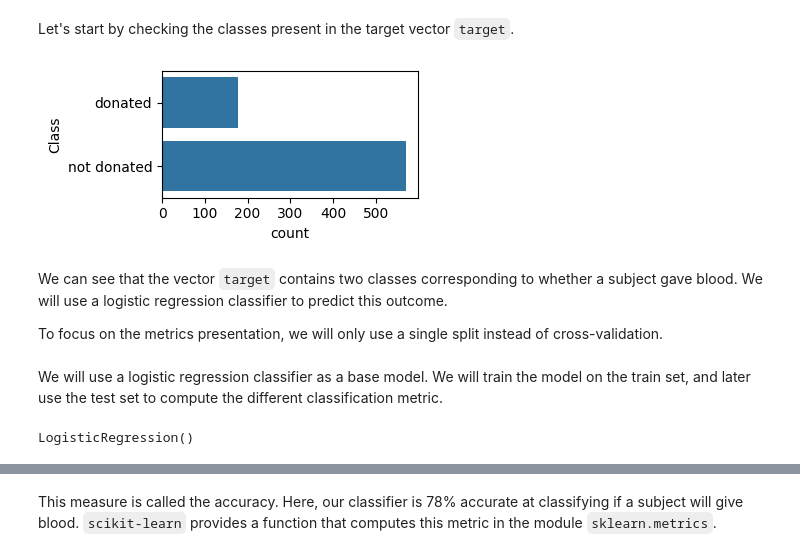
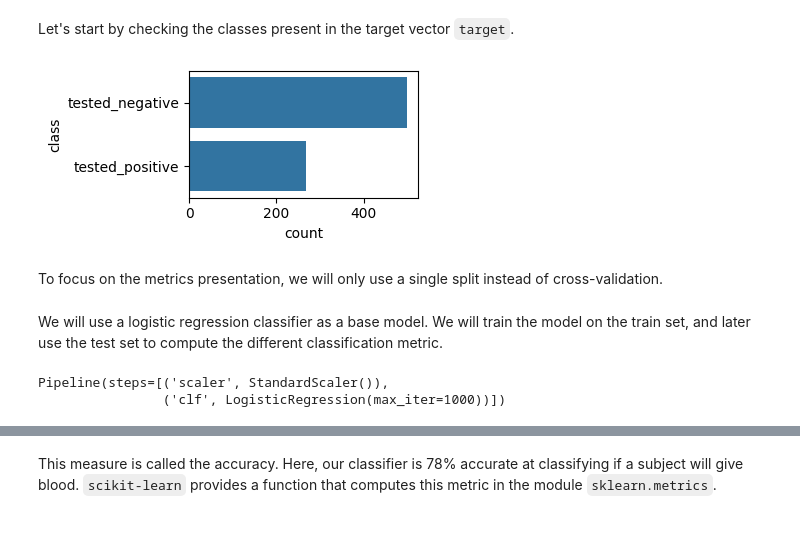
Before and after one commit to HassanAlgoz/machine-learning-python, a Jupyter notebook: content/modules/M4/lessons/03_classification_metrics.ipynb, the cells around one changed output, grey strips where cells are left out. Cells and saved outputs as stored; diff of their text form; code cells hidden in the pictures; blank space fills up the shorter version.

```diff
--- a/content/modules/M4/lessons/03_classification_metrics.ipynb
+++ b/content/modules/M4/lessons/03_classification_metrics.ipynb
@@ -17,2 +18,7 @@ target = blood_transfusion["Class"]
+# %%
+from sklearn.datasets import fetch_openml
+
+diabetes = fetch_openml(data_id=37, as_frame=True, parser="pandas")
+X, y = diabetes.data, diabetes.target
 # %% [markdown]
 We can have a first look at the at the dataset loaded.
@@ -37,11 +43,11 @@ We observe four columns. Each record corresponds to a person that intended to gi
 # %%
 import matplotlib.pyplot as plt
 import seaborn as sns
 
 plt.figure(figsize=(4, 2))
 sns.countplot(
-    y=target
+    y=y
 )
 plt.tight_layout()
 # %% [output]
-[figure, old version]
+[figure, new version]
@@ -48,6 +61,4 @@ plt.tight_layout()
 # %% [markdown]
-We can see that the vector `target` contains two classes corresponding to whether a subject gave blood. We will use a logistic regression classifier to predict this outcome.
-
 To focus on the metrics presentation, we will only use a single split instead of cross-validation.
 # %%
 from sklearn.model_selection import train_test_split
@@ -63,8 +73,15 @@ data_train, data_test, target_train, target_test = train_test_split(
  We will use a logistic regression classifier as a base model. We will train the model on the train set, and later use the test set to compute the different classification metric.
 # %%
 from sklearn.linear_model import LogisticRegression
+from sklearn.preprocessing import StandardScaler
+from sklearn.pipeline import Pipeline
 
-classifier = LogisticRegression()
-classifier.fit(data_train, target_train)
+classifier = Pipeline([
+    ("scaler", StandardScaler()),
+    ("clf", LogisticRegression(max_iter=1000)),
+])
+
+classifier.fit(X_train, y_train)
 # %% [output]
-LogisticRegression()
+Pipeline(steps=[('scaler', StandardScaler()),
+                ('clf', LogisticRegression(max_iter=1000))])
```
Also changed, not shown: parts of 96 cells of this notebook, 6 other files.
